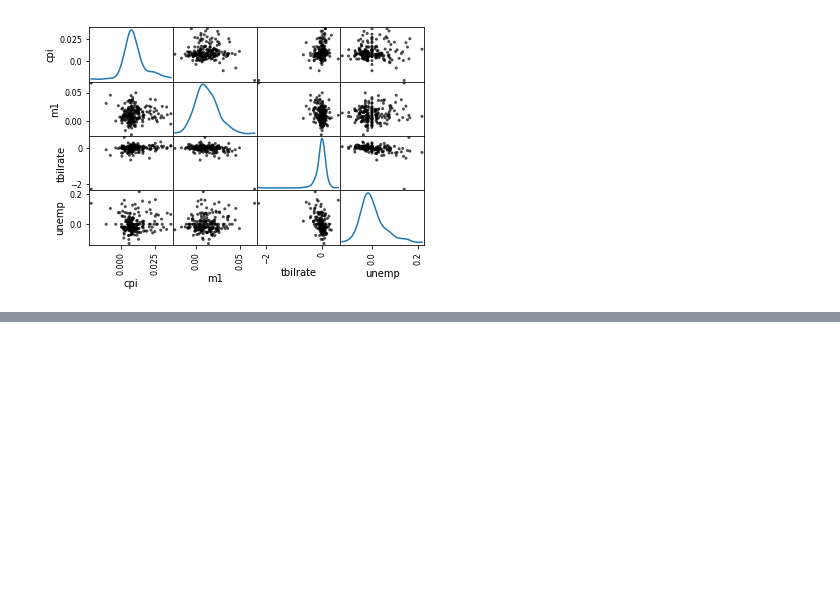
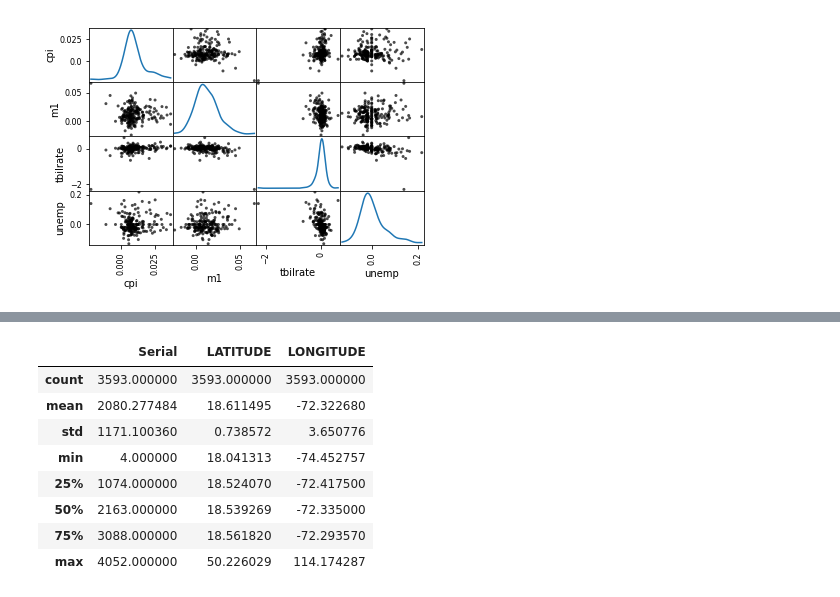
Before and after one commit to etolh/DataScience, a Jupyter notebook: python-data-processing/ch8/MatPlotTur.ipynb, the cells around one changed output, grey strips where cells are left out. Cells and saved outputs as stored; diff of their text form; code cells hidden in the pictures; blank space fills up the shorter version.

```diff
--- a/python-data-processing/ch8/MatPlotTur.ipynb
+++ b/python-data-processing/ch8/MatPlotTur.ipynb
@@ -322,0 +372,12 @@ array([[<matplotlib.axes._subplots.AxesSubplot object at 0x...>,
+# %%
+data.describe()
+# %% [output]
+|  | Serial | LATITUDE | LONGITUDE |
+| count | 3593.000000 | 3593.000000 | 3593.000000 |
+| mean | 2080.277484 | 18.611495 | -72.322680 |
+| std | 1171.100360 | 0.738572 | 3.650776 |
+| min | 4.000000 | 18.041313 | -74.452757 |
+| 25% | 1074.000000 | 18.524070 | -72.417500 |
+| 50% | 2163.000000 | 18.539269 | -72.335000 |
+| 75% | 3088.000000 | 18.561820 | -72.293570 |
+| max | 4052.000000 | 50.226029 | 114.174287 |
```
Also changed, not shown: parts of 20 cells of this notebook.
